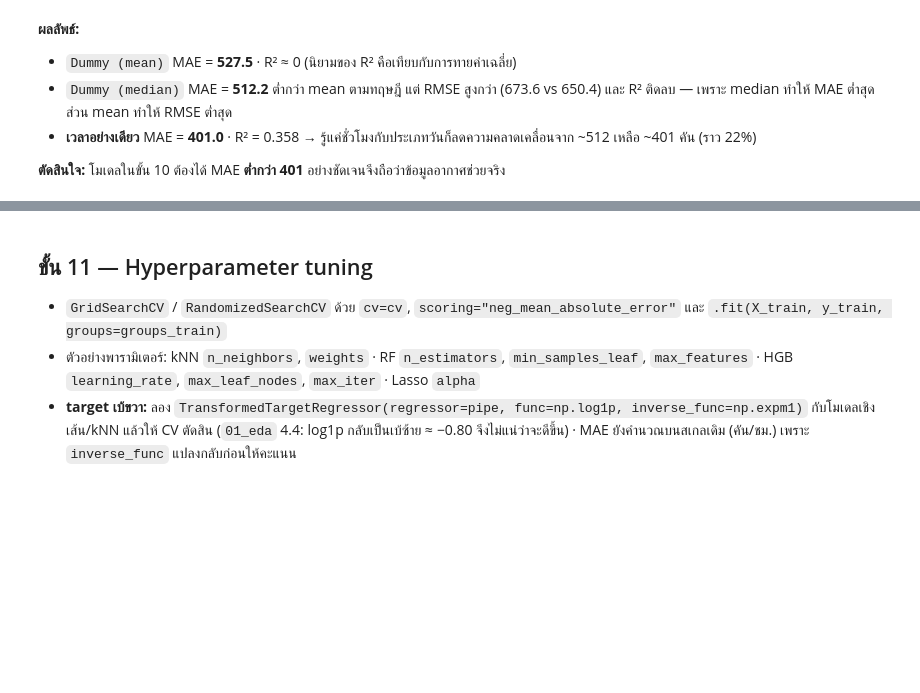
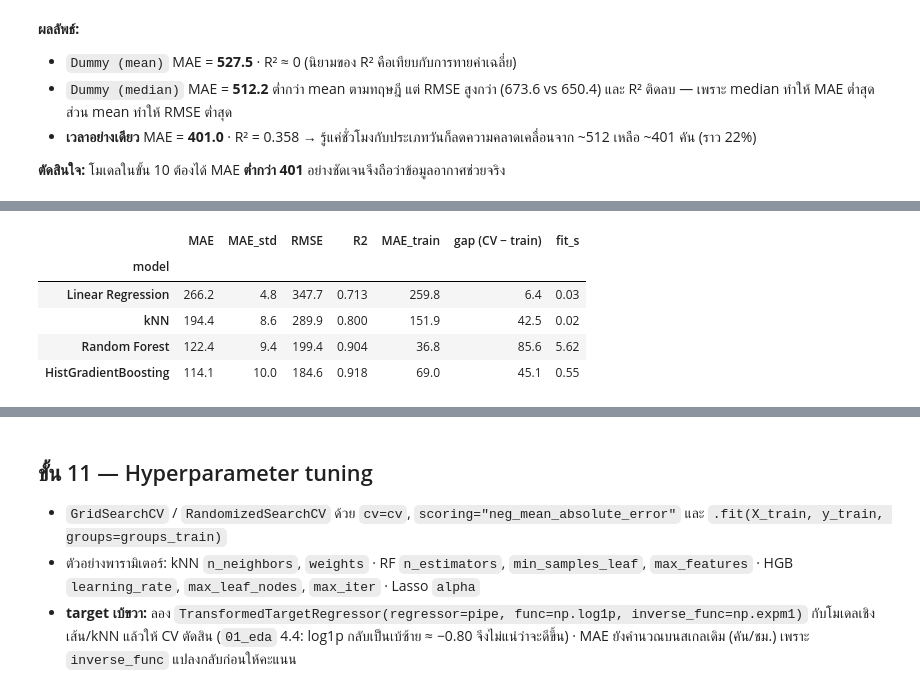
Before and after one commit to Sh080205/seoul-bike-demand, a Jupyter notebook: notebooks/02_modeling.ipynb, the cells around one changed output, grey strips where cells are left out. Drawn from its saved outputs; the diff is of its cells as text; code cells hidden in the pictures; blank space fills up the shorter version.

```diff
--- a/notebooks/02_modeling.ipynb
+++ b/notebooks/02_modeling.ipynb
@@ -882,0 +879,20 @@ baselines[["MAE", "MAE_std", "RMSE", "R2", "MAE_train"]].round({"MAE": 1, "MAE_s
+# %%
+from sklearn.ensemble import HistGradientBoostingRegressor, RandomForestRegressor
+
+MODELS = {
+    "Linear Regression": (LinearRegression(), "onehot"),
+    "kNN": (KNeighborsRegressor(n_neighbors=10), "cyclic"),
+    "Random Forest": (RandomForestRegressor(n_estimators=200, n_jobs=1, random_state=config.RANDOM_STATE), "raw"),
+    "HistGradientBoosting": (HistGradientBoostingRegressor(random_state=config.RANDOM_STATE), "raw"),
+}
+compare = pd.DataFrame([cv_report(make_pipeline(m, hour=h), name) for name, (m, h) in MODELS.items()]).set_index("model")
+compare["gap (CV − train)"] = compare["MAE"] - compare["MAE_train"]
+compare[["MAE", "MAE_std", "RMSE", "R2", "MAE_train", "gap (CV − train)", "fit_s"]].round(
+    {"MAE": 1, "MAE_std": 1, "RMSE": 1, "R2": 3, "MAE_train": 1, "gap (CV − train)": 1, "fit_s": 2})
+# %% [output]
+|  | MAE | MAE_std | RMSE | R2 | MAE_train | gap (CV − train) | fit_s |
+| model |  |  |  |  |  |  |  |
+| Linear Regression | 266.2 | 4.8 | 347.7 | 0.713 | 259.8 | 6.4 | 0.03 |
+| kNN | 194.4 | 8.6 | 289.9 | 0.800 | 151.9 | 42.5 | 0.02 |
+| Random Forest | 122.4 | 9.4 | 199.4 | 0.904 | 36.8 | 85.6 | 5.62 |
+| HistGradientBoosting | 114.1 | 10.0 | 184.6 | 0.918 | 69.0 | 45.1 | 0.55 |
```
Also changed, not shown: parts of 9 cells of this notebook, 1 other file.
